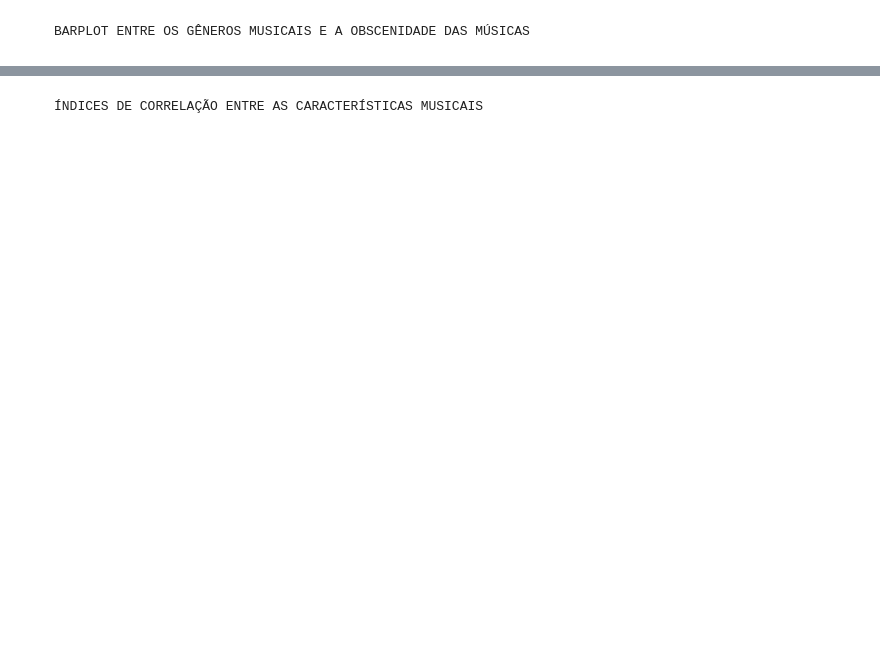
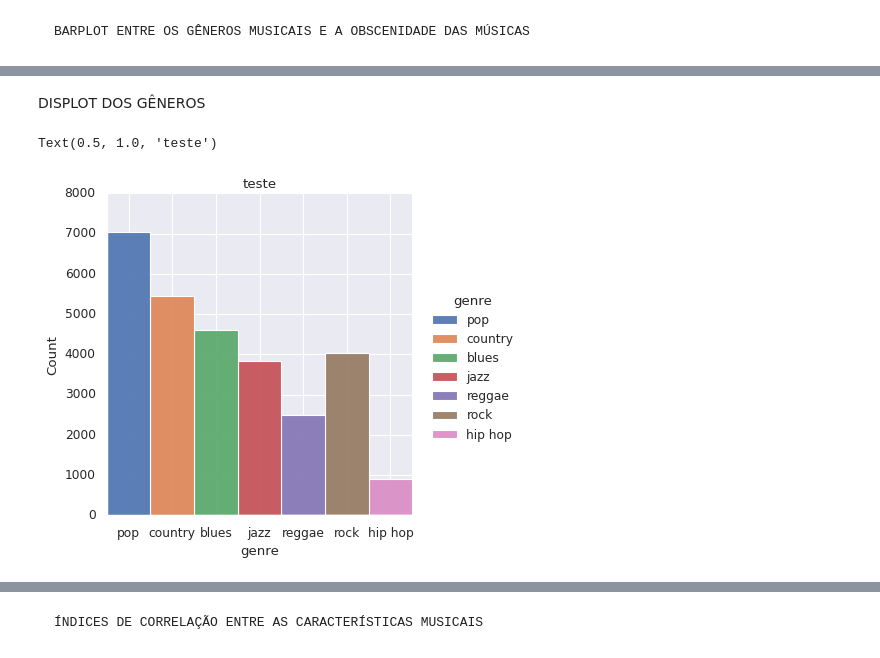
Before and after one commit to viniciusolzon/Music_Analysis, a Jupyter notebook: notebooks/dados.ipynb, the cells around one changed output, grey strips where cells are left out. Drawn from its saved outputs; the diff is of its cells as text; code cells hidden in the pictures; blank space fills up the shorter version.

```diff
--- a/notebooks/dados.ipynb
+++ b/notebooks/dados.ipynb
@@ -60 +60,8 @@ sns.barplot(x="genre", y="obscene", data= df)
+# %% [markdown]
+DISPLOT DOS GÊNEROS
+# %%
+sns.displot(x="genre", data=df, hue = "genre",alpha = 0.9)
+# %% [output]
+Text(0.5, 1.0, 'teste')
+[figure, added]
 # %% [markdown]
```
Also changed, not shown: parts of 17 cells of this notebook.
